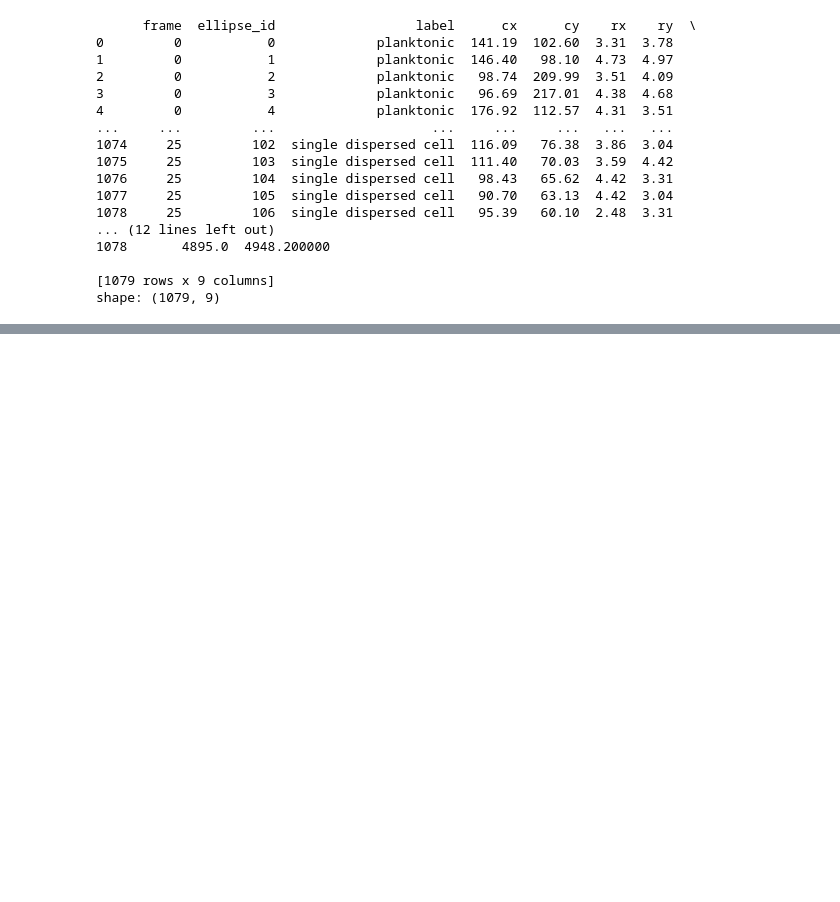
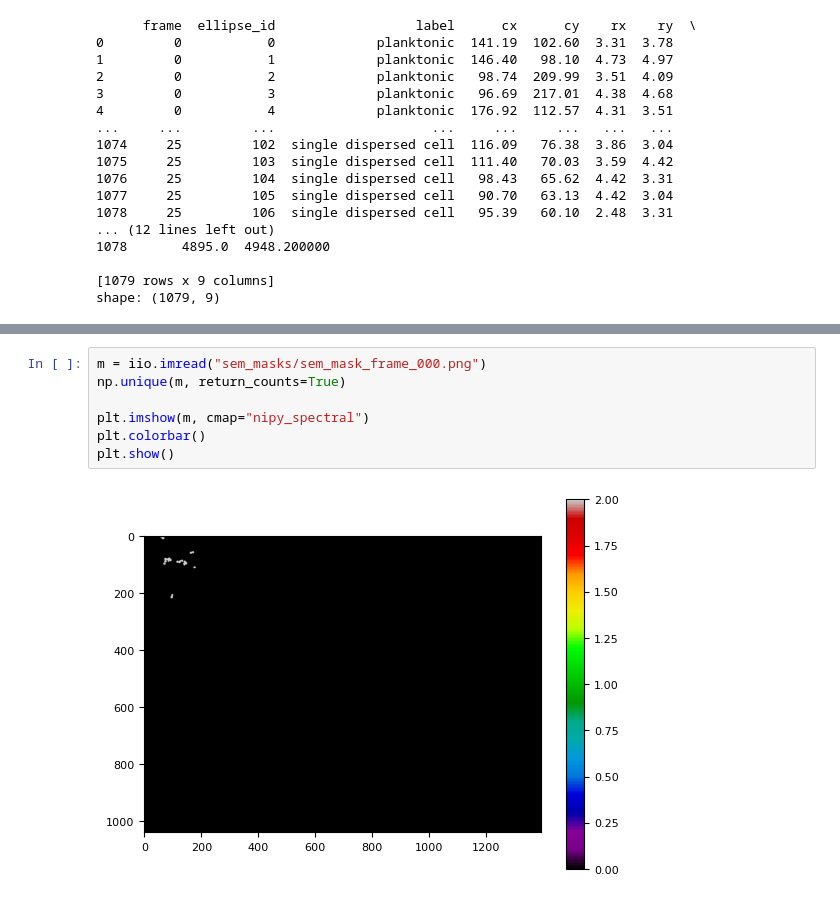
Before and after one commit to Mo119m/Cellular-state-image, a Jupyter notebook: eda.ipynb, the cells around one changed output, grey strips where cells are left out. Saved outputs shown, nothing was run; the diff lists cells and outputs as text; blank space fills up the shorter version.

```diff
--- a/eda.ipynb
+++ b/eda.ipynb
@@ -652,0 +700,9 @@ NameError: name 'df_poly' is not defined
+# %%
+m = iio.imread("sem_masks/sem_mask_frame_000.png")
+np.unique(m, return_counts=True)
+
+plt.imshow(m, cmap="nipy_spectral")
+plt.colorbar()
+plt.show()
+# %% [output]
+[figure, added]
```
Also changed, not shown: parts of 10 cells of this notebook, 36 other files.
